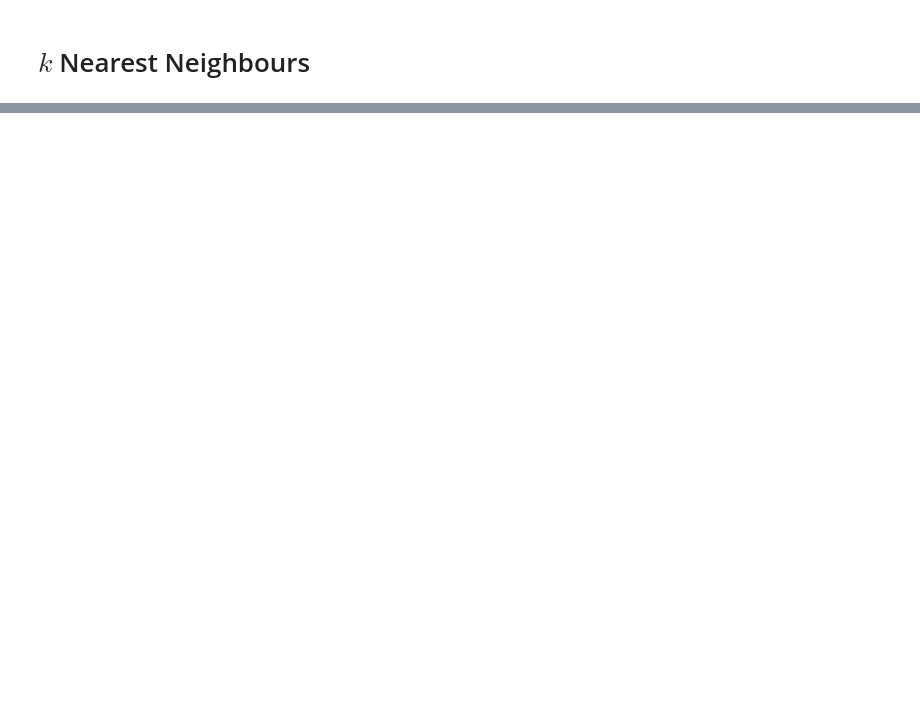
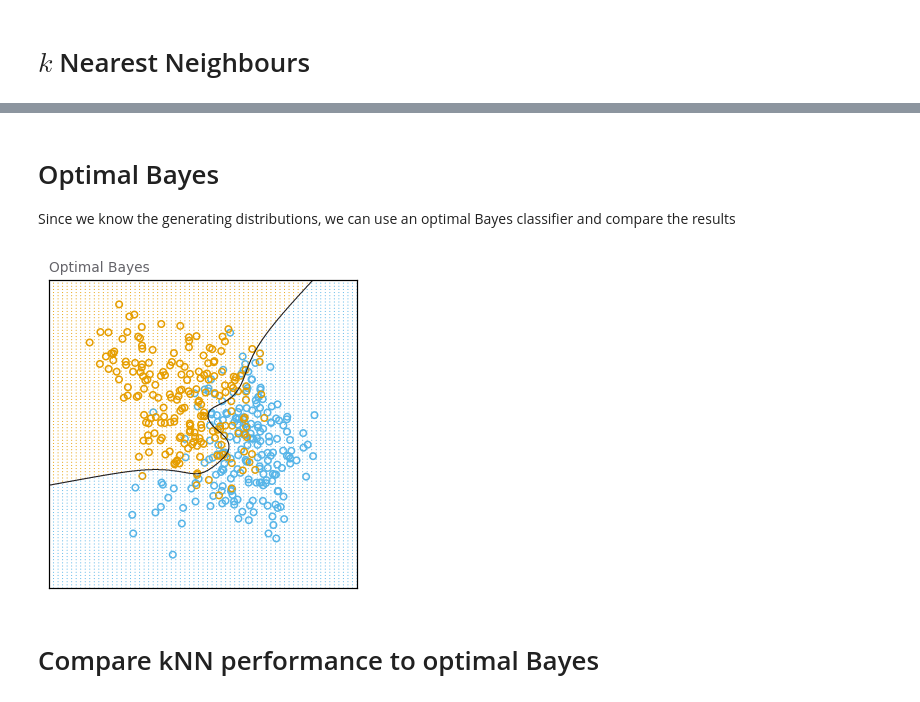
Before and after one commit to mpernow/ml-algos, a Jupyter notebook: mlalgos/example_notebooks/classification.ipynb, the cells around one changed output, grey strips where cells are left out. Drawn from its saved outputs; the diff is of its cells as text; code cells hidden in the pictures; blank space fills up the shorter version.

Commit message:
add comparison to optimal bayes

```diff
--- a/mlalgos/example_notebooks/classification.ipynb
+++ b/mlalgos/example_notebooks/classification.ipynb
@@ -130,0 +131,22 @@ _, _ = plot_model(knn100.predict, 'kNN Classifier k=100')
+# %% [markdown]
+# Optimal Bayes
+
+Since we know the generating distributions, we can use an optimal Bayes classifier and compare the results
+# %%
+class OptimalBayes():
+    def __init__(self, datagenerator):
+        self.gaussians0 = datagenerator.gaussians0
+        self.gaussians1 = datagenerator.gaussians1
+    def predict(self, x):
+        n = len(self.gaussians0)
+        p0 = (1./n) * np.sum(np.array([g.pdf(x) for g  in self.gaussians0]),axis=0)
+        p1 = (1./n) * np.sum(np.array([g.pdf(x) for g  in self.gaussians1]),axis=0)
+        return (p1 > p0).astype(int)
+
+optimal_bayes = OptimalBayes(generator)
+# %%
+fig_bayes, _ = plot_model(optimal_bayes.predict, 'Optimal Bayes')
+# %% [output]
+[figure, added]
+# %% [markdown]
+# Compare kNN performance to optimal Bayes
```
Also changed, not shown: parts of 10 cells of this notebook.
